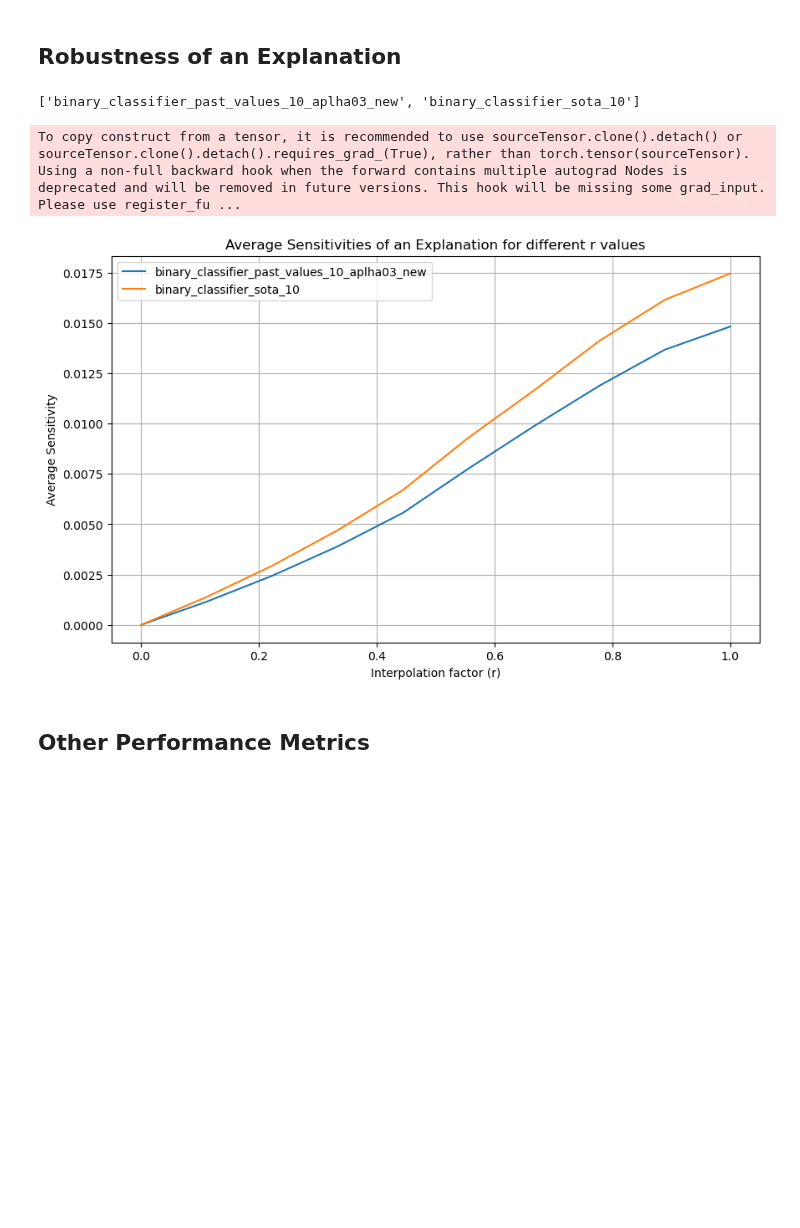
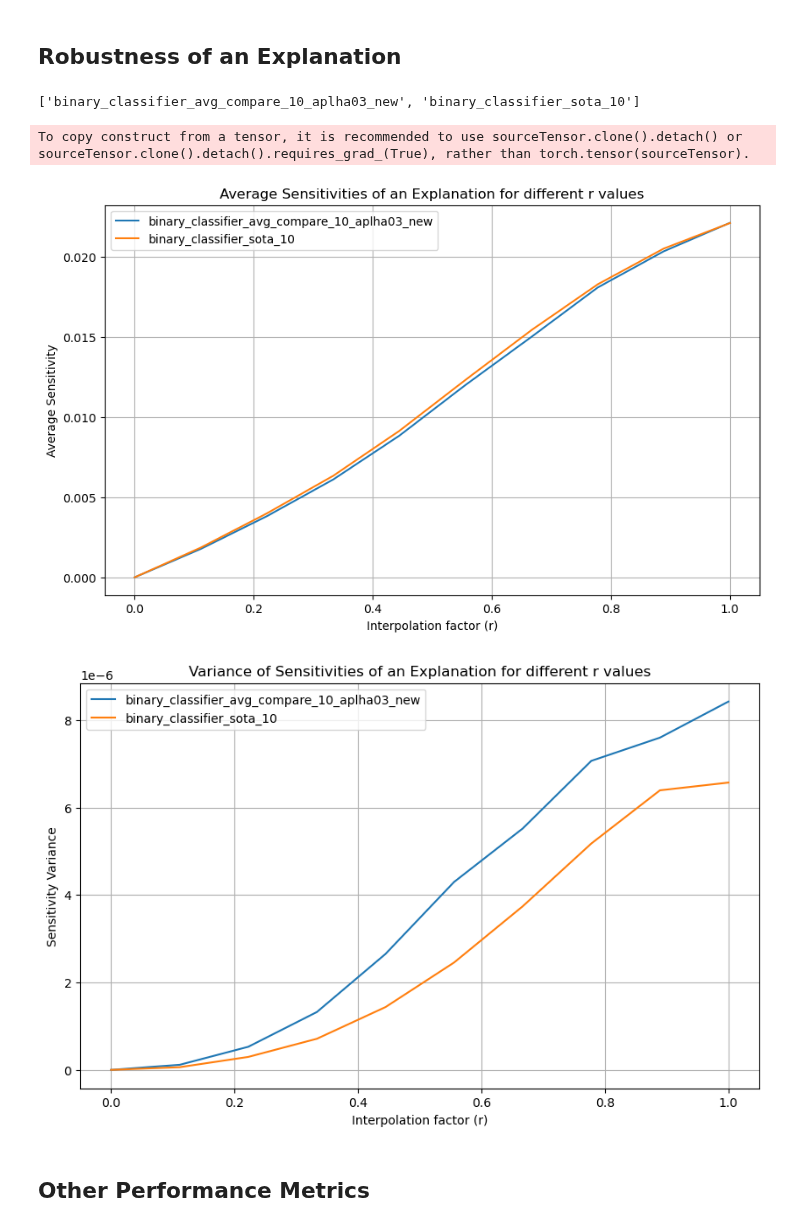
Before and after one commit to myanacondadonttt/RoofNetXAI, a Jupyter notebook: Notebooks/Analysis Robustness Main Past.ipynb, the cells around one changed output. Cells and saved outputs as stored; diff of their text form; code cells hidden in the pictures; blank space fills up the shorter version.

```diff
--- a/Notebooks/Analysis Robustness Main Past.ipynb
+++ b/Notebooks/Analysis Robustness Main Past.ipynb
@@ -847,7 +847,7 @@ def create_explainer(model, background_data):
     return explainer
 
 
-def compute_avg_sensitivity(model, data, r, num_samples=100):
+def compute_avg_sensitivity(model, data, r, num_samples=32):
     data_tensor = torch.tensor(data, dtype=torch.float32).to(device)
     explainer = create_explainer(model, data_tensor[:num_samples])
 
@@ -872,6 +872,7 @@ model_folders = [f for f in os.listdir(base_dir) if os.path.isdir(os.path.join(b
 print(model_folders)
 
 sensitivities = {}
+sensitivities_var = {}
 r_values = np.linspace(0, 1, 10)
 for r in r_values:
 
@@ -891,38 +892,56 @@ for r in r_values:
 
             # Load the model
             model = Net()  # Make sure you've defined this class somewhere above
             model.load_state_dict(torch.load(model_path))
             model.eval().to(device)
 
             sensitivity = compute_avg_sensitivity(model, normalized_data, r)
             sensitivity_list.append(sensitivity)
 
         # Store the average sensitivity for this model type and interpolation factor
         sensitivities.setdefault(folder, []).append(np.mean(sensitivity_list))
+        # Store the variance of sensitivities for this model type and interpolation factor
+        sensitivities_var.setdefault(folder, []).append(np.var(sensitivity_list))
 
 
 # Convert sensitivities to a DataFrame
 df_sensitivities = pd.DataFrame(sensitivities)
 df_sensitivities['r_value'] = r_values
+# Save sensitivities to a CSV file
+df_sensitivities.to_csv(os.path.join(base_dir, 'sensitivities_100.csv'), index=False)
 
-# Save sensitivities to a CSV file
-df_sensitivities.to_csv(os.path.join(base_dir, 'sensitivities32.csv'), index=False)
+# Convert sensitivities_var to a DataFrame
+df_sensitivities_var = pd.DataFrame(sensitivities_var)
+df_sensitivities_var['r_value'] = r_values
+df_sensitivities_var.to_csv(os.path.join(base_dir, 'sensitivities_var_100.csv'), index=False)
+
 
 # Plot the average sensitivities
 plt.figure(figsize=(10, 6))
 for model_type, sensitivity_values in sensitivities.items():
     plt.plot(r_values, sensitivity_values, label=model_type)
 plt.xlabel("Interpolation factor (r)")
 plt.ylabel("Average Sensitivity")
 plt.legend()
 plt.grid(True)
 plt.title("Average Sensitivities of an Explanation for different r values")
 plt.show()
+
+# Plot the variance of sensitivities
+plt.figure(figsize=(10, 6))
+for model_type, sensitivity_values_var in sensitivities_var.items():
+    plt.plot(r_values, sensitivity_values_var, label=model_type)
+plt.xlabel("Interpolation factor (r)")
+plt.ylabel("Sensitivity Variance")
+plt.legend()
+plt.grid(True)
+plt.title("Variance of Sensitivities of an Explanation for different r values")
+plt.show()
 # %% [output]
-['binary_classifier_past_values_10_aplha03_new', 'binary_classifier_sota_10']
+['binary_classifier_avg_compare_10_aplha03_new', 'binary_classifier_sota_10']
 To copy construct from a tensor, it is recommended to use sourceTensor.clone().detach() or sourceTensor.clone().detach().requires_grad_(True), rather than torch.tensor(sourceTensor).
-Using a non-full backward hook when the forward contains multiple autograd Nodes is deprecated and will be removed in future versions. This hook will be missing some grad_input. Please use register_fu ...
-[figure, old version]
+[figure, new version]
+[figure, added]
 # %% [markdown]
 ## Other Performance Metrics
 # %%
```
Also changed, not shown: parts of 5 cells of this notebook, 2 other files.
